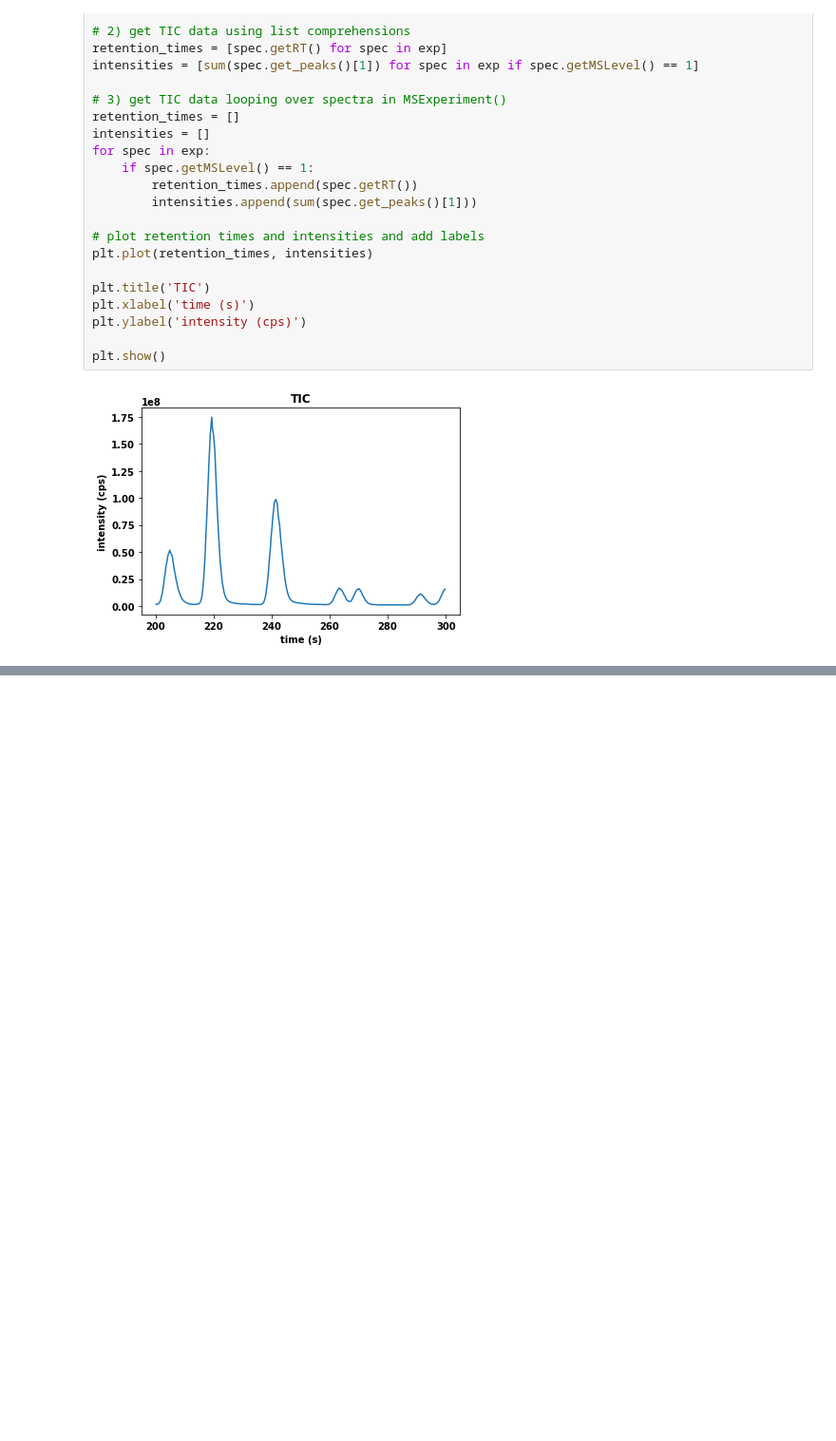
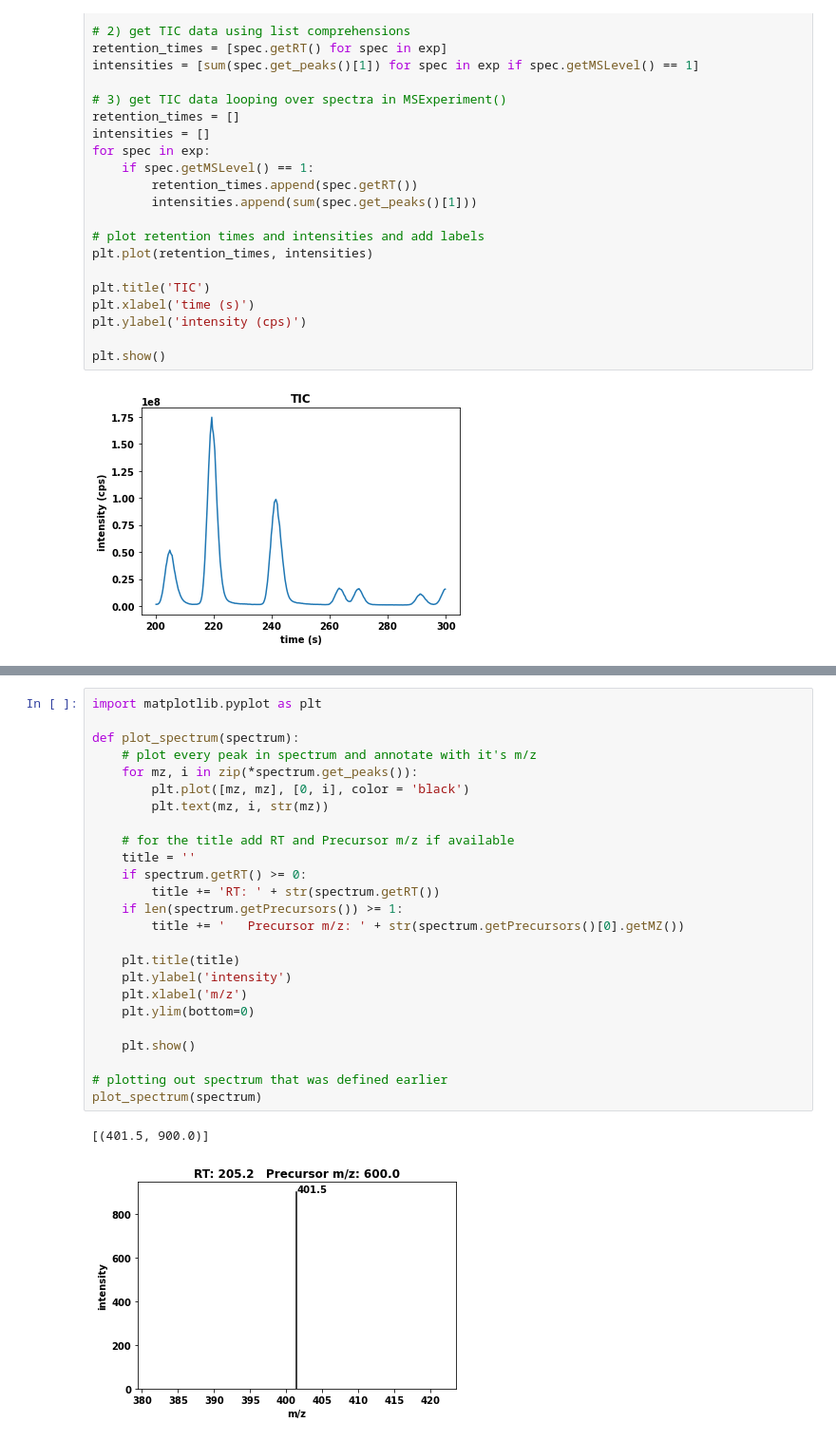
Before and after one commit to irahorecka/roest-ms, a Jupyter notebook: exploratory-ms.ipynb, the cells around one changed output, grey strips where cells are left out. Shown: that part at 95% size. Cells and saved outputs as stored; diff of their text form; blank space fills up the shorter version.

```diff
--- a/exploratory-ms.ipynb
+++ b/exploratory-ms.ipynb
@@ -153,0 +281,28 @@ plt.show()
+# %%
+import matplotlib.pyplot as plt
+
+def plot_spectrum(spectrum):
+    # plot every peak in spectrum and annotate with it's m/z
+    for mz, i in zip(*spectrum.get_peaks()):
+        plt.plot([mz, mz], [0, i], color = 'black')
+        plt.text(mz, i, str(mz))
+
+    # for the title add RT and Precursor m/z if available
+    title = ''
+    if spectrum.getRT() >= 0:
+        title += 'RT: ' + str(spectrum.getRT())
+    if len(spectrum.getPrecursors()) >= 1:
+        title += '   Precursor m/z: ' + str(spectrum.getPrecursors()[0].getMZ())
+
+    plt.title(title)
+    plt.ylabel('intensity')
+    plt.xlabel('m/z')
+    plt.ylim(bottom=0)
+
+    plt.show()
+
+# plotting out spectrum that was defined earlier
+plot_spectrum(spectrum)
+# %% [output]
+[(401.5, 900.0)]
+[figure, added]
```
Also changed, not shown: parts of 4 cells of this notebook.
